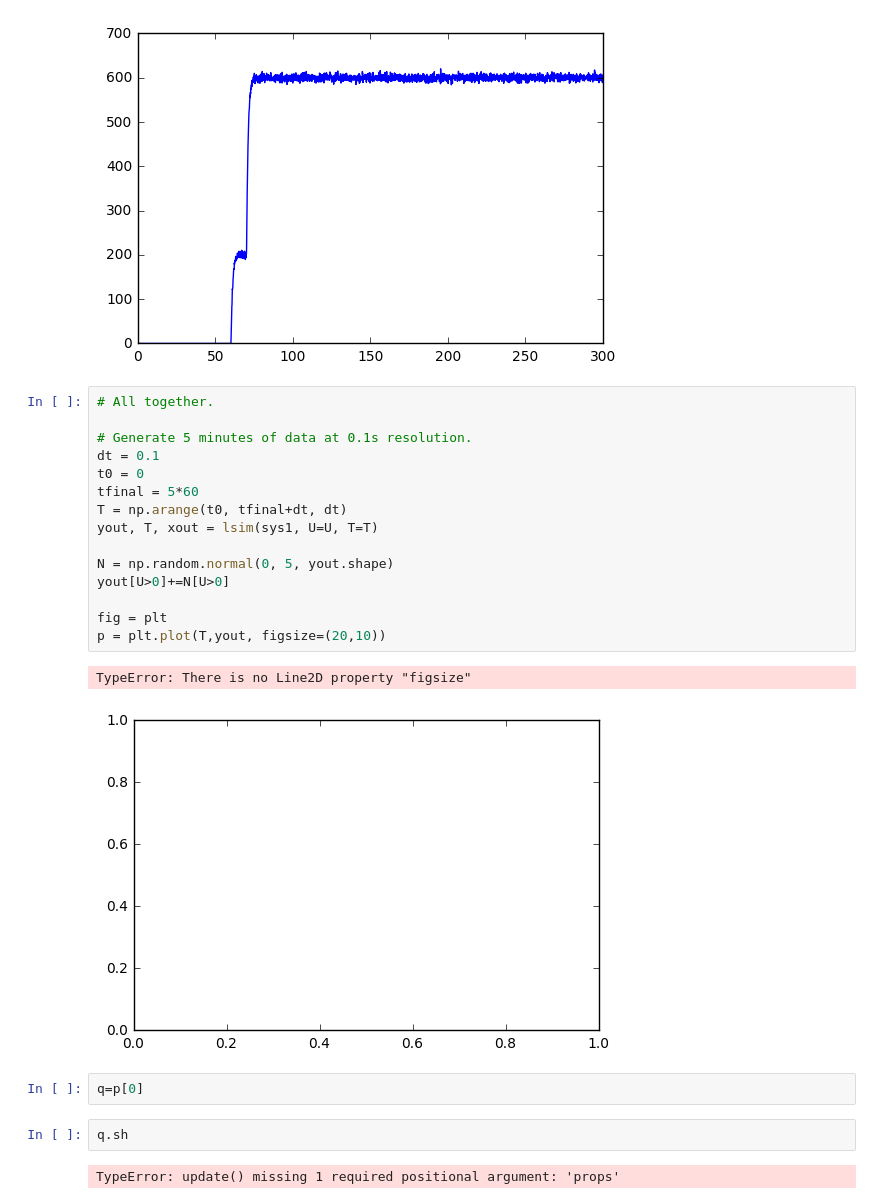
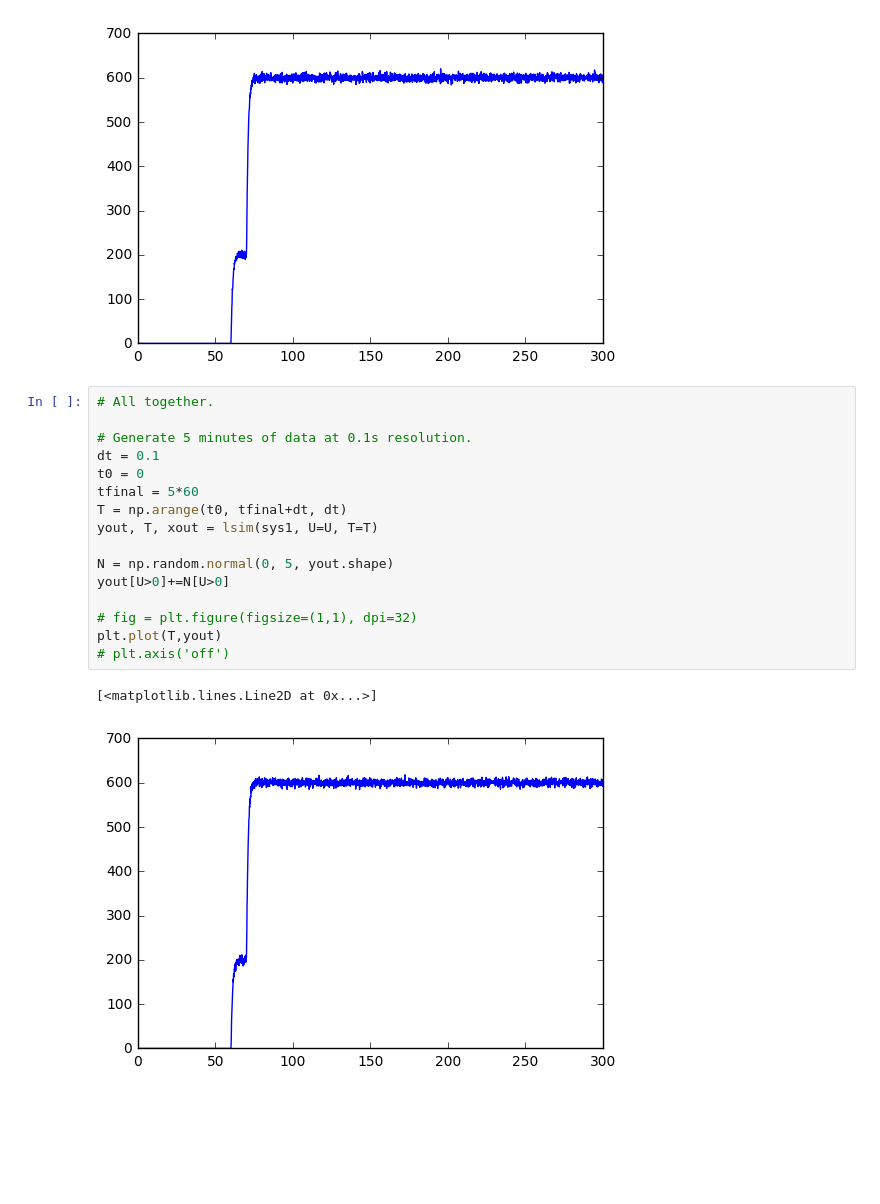
Before and after one commit to dapperfu/NeuralNetWork, a Jupyter notebook: Start_Classifier/01 - Generate Start Data.ipynb, the cells around one changed output. Cells and saved outputs as stored; diff of their text form; blank space fills up the shorter version.

```diff
--- a/Start_Classifier/01 - Generate Start Data.ipynb
+++ b/Start_Classifier/01 - Generate Start Data.ipynb
@@ -55,24 +55,19 @@ plt.plot(T,yout)
 # %%
 # All together.
 
 # Generate 5 minutes of data at 0.1s resolution.
 dt = 0.1
 t0 = 0
 tfinal = 5*60
 T = np.arange(t0, tfinal+dt, dt)
 yout, T, xout = lsim(sys1, U=U, T=T)
 
 N = np.random.normal(0, 5, yout.shape)
 yout[U>0]+=N[U>0]
 
-fig = plt
-p = plt.plot(T,yout, figsize=(20,10))
+# fig = plt.figure(figsize=(1,1), dpi=32)
+plt.plot(T,yout)
+# plt.axis('off')
 # %% [output]
-TypeError: There is no Line2D property "figsize"
+[<matplotlib.lines.Line2D at 0x...>]
-[figure, old version]
+[figure, new version]
-# %%
-q=p[0]
-# %%
-q.sh
-# %% [output]
-TypeError: update() missing 1 required positional argument: 'props'
```
Also changed, not shown: parts of 1 cell of this notebook.
